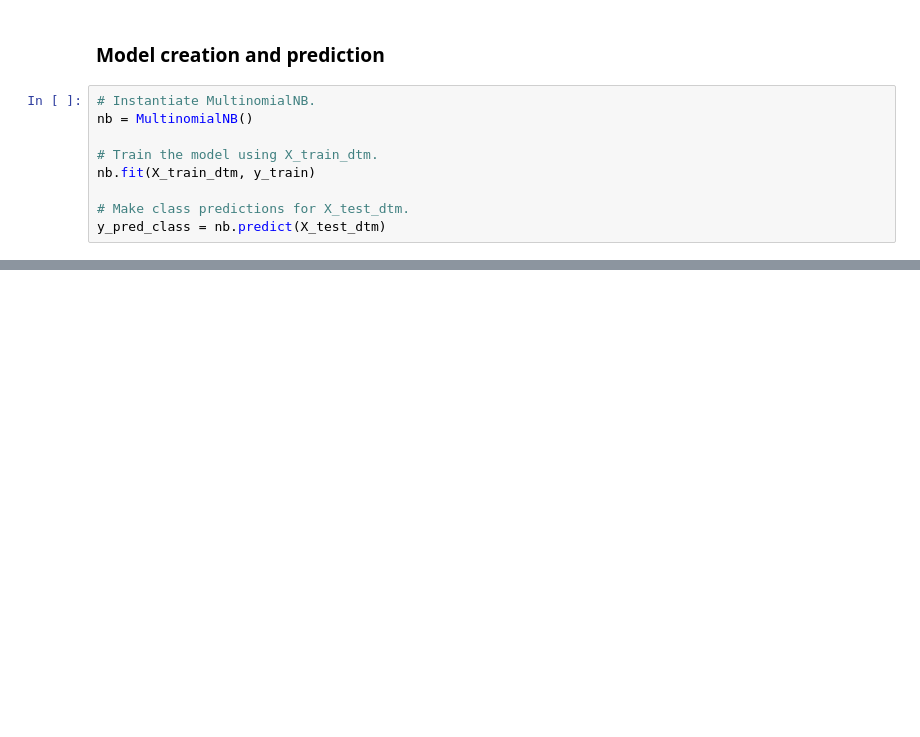
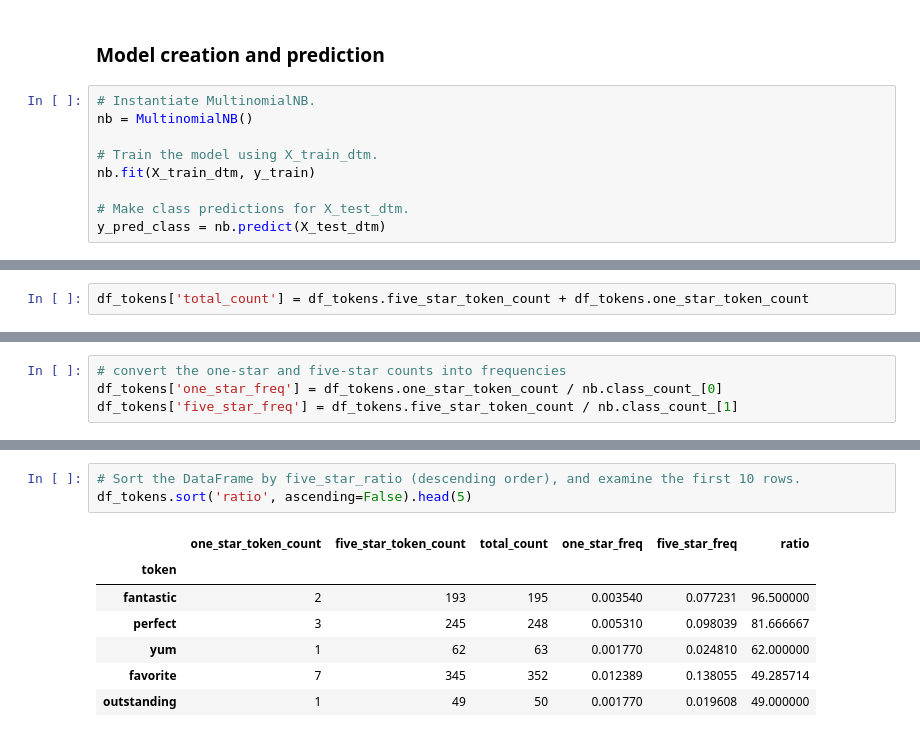
Before and after one commit to chrisdaly/Yelp-Analysis, a Jupyter notebook: notebooks/Yelp analysis.ipynb, the cells around one changed output, grey strips where cells are left out. Saved outputs shown, nothing was run; the diff lists cells and outputs as text; blank space fills up the shorter version.

```diff
--- a/Untitled.ipynb
+++ b/notebooks/Yelp analysis.ipynb
@@ -236,0 +297,2 @@ Name: stars, dtype: int64
+# %%
+df_tokens['total_count'] = df_tokens.five_star_token_count + df_tokens.one_star_token_count
@@ -236,0 +304,4 @@ Name: stars, dtype: int64
+# %%
+# convert the one-star and five-star counts into frequencies
+df_tokens['one_star_freq'] = df_tokens.one_star_token_count / nb.class_count_[0]
+df_tokens['five_star_freq'] = df_tokens.five_star_token_count / nb.class_count_[1]
@@ -236,0 +342,11 @@ Name: stars, dtype: int64
+# %%
+# Sort the DataFrame by five_star_ratio (descending order), and examine the first 10 rows.
+df_tokens.sort('ratio', ascending=False).head(5)
+# %% [output]
+|  | one_star_token_count | five_star_token_count | total_count | one_star_freq | five_star_freq | ratio |
+| token |  |  |  |  |  |  |
+| fantastic | 2 | 193 | 195 | 0.003540 | 0.077231 | 96.500000 |
+| perfect | 3 | 245 | 248 | 0.005310 | 0.098039 | 81.666667 |
+| yum | 1 | 62 | 63 | 0.001770 | 0.024810 | 62.000000 |
+| favorite | 7 | 345 | 352 | 0.012389 | 0.138055 | 49.285714 |
+| outstanding | 1 | 49 | 50 | 0.001770 | 0.019608 | 49.000000 |
```
Also changed, not shown: parts of 58 cells of this notebook, 5 other files.
